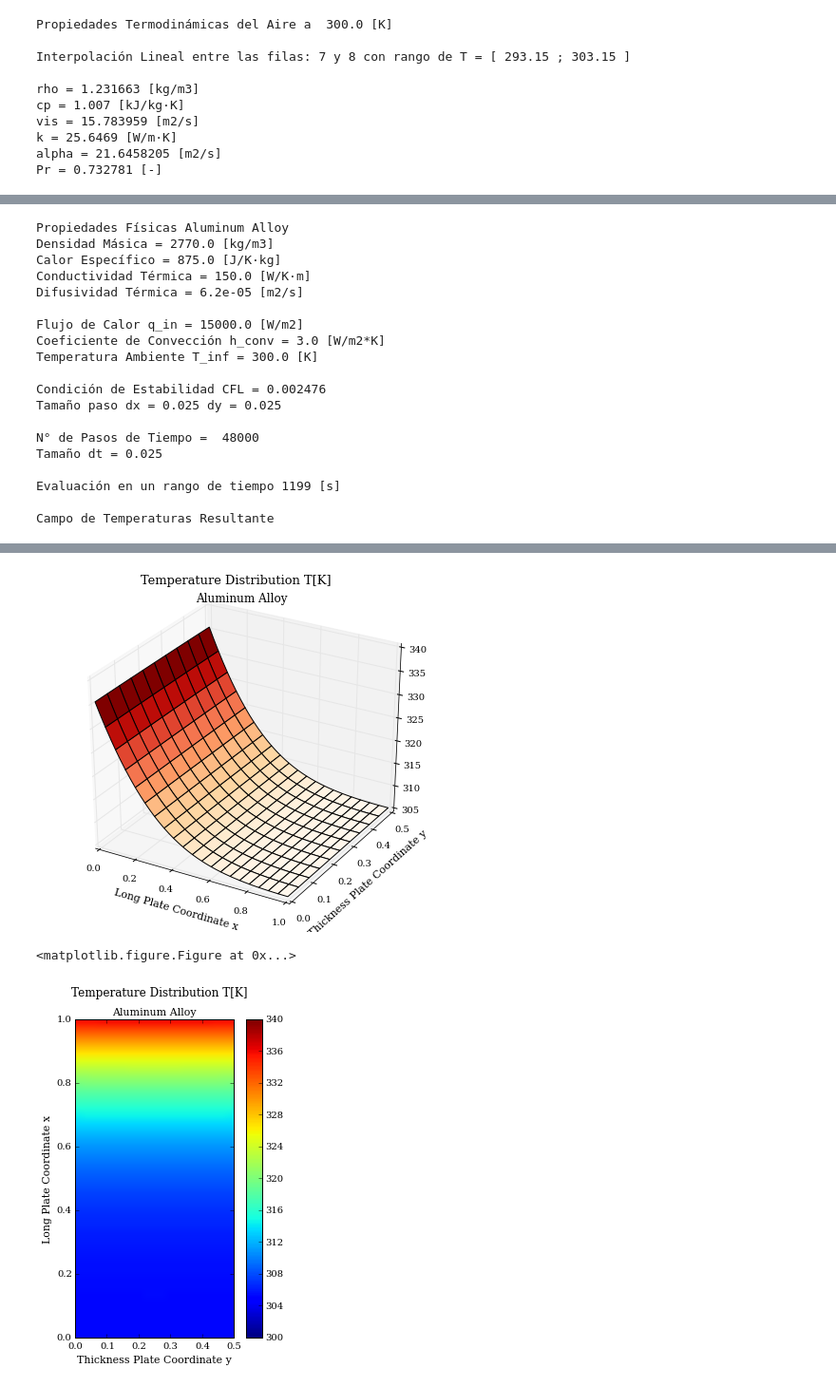
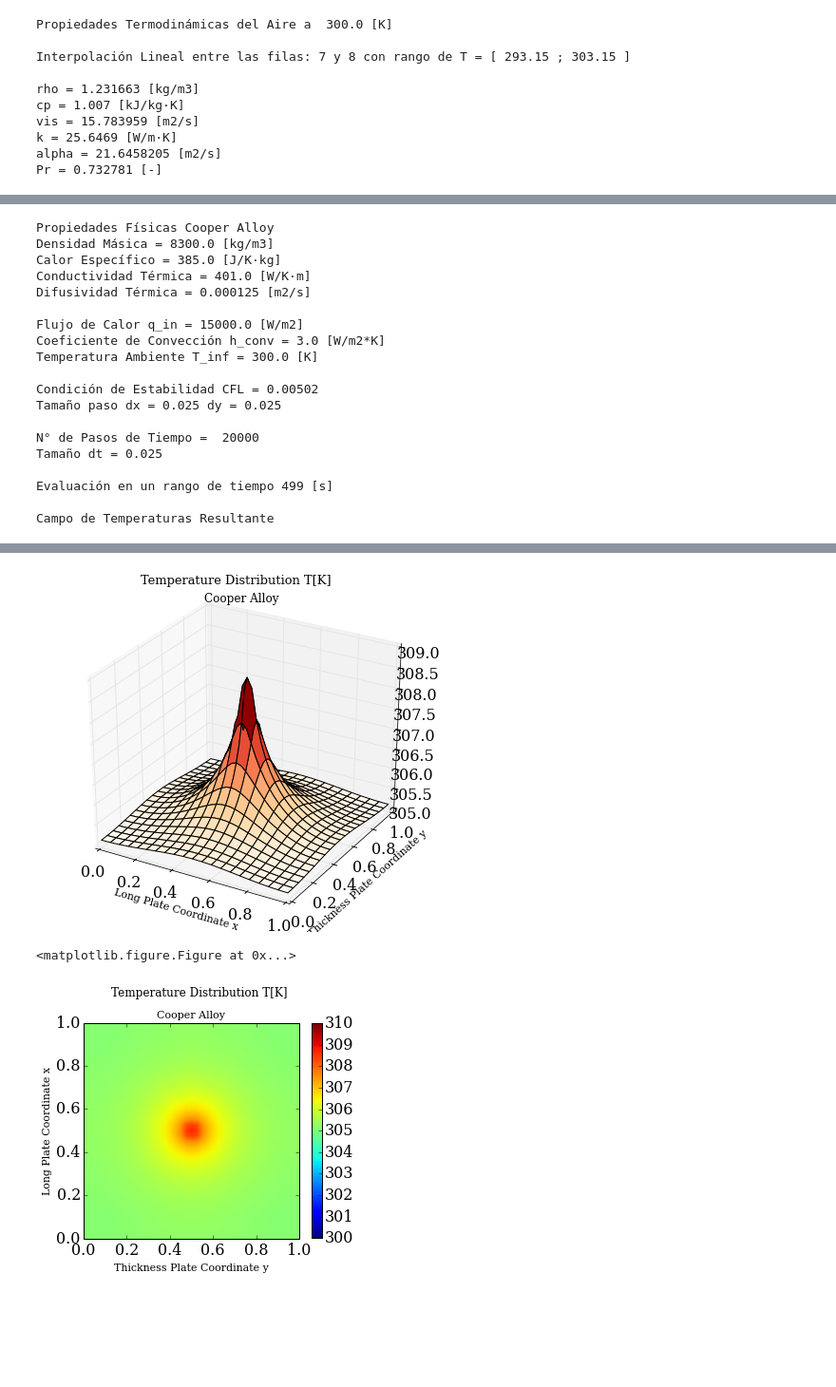
Before and after one commit to bunout/comsol_cctval, a Jupyter notebook: Project Refrigeration with Liquid Helium/Cryostat Design/Convection on Heat Diffuser Plate (h local).ipynb, the cells around one changed output, grey strips where cells are left out. Shown at 95% size. Cells and saved outputs as stored; diff of their text form; code cells hidden in the pictures; blank space fills up the shorter version.

```diff
--- a/Project Refrigeration with Liquid Helium/Cryostat Design/Convection on Heat Diffuser Plate (h local).ipynb
+++ b/Project Refrigeration with Liquid Helium/Cryostat Design/Convection on Heat Diffuser Plate (h local).ipynb
@@ -383,8 +383,8 @@ def euler_explicito(T, dt, dx, dy, nx, ny, alpha, k, X_h_Morgan, T_aux, T_down,
 def temp_left(T_left, T, dt, dx, dy, nx, ny, alpha, k, q_in, X_h_Morgan, T_inf, T_aux):
 
     for j in range(0,ny):
-        T_left[j] =  T_aux[1,j] + (2*dx/k)*q_in #Heat Flux Inlet
-        #T_left[j] =  T_aux[1,j] + (2*X_h_Morgan[0,j]*dy/k)*(T_inf - T_aux[0,j]) #Wall in Convection
+        #T_left[j] =  T_aux[1,j] + (2*dx/k)*q_in #Heat Flux Inlet
+        T_left[j] =  T_aux[1,j] + (2*X_h_Morgan[0,j]*dy/k)*(T_inf - T_aux[0,j]) #Wall in Convection
     return T_left
 
 #temp. fict. borde derecho
@@ -629,8 +629,8 @@ from math import pi
 
 #definición dimensiones principales
 lx = 1.0
-ly = 0.5
-lt = 1200.
+ly = 1.0
+lt = 500.
 
 dx = 0.025
 dy = 0.025
@@ -658,7 +658,7 @@ material[5] = np.array(["Tungsteno", 19300., 132., 174., 174./(19300.*132.)])
 aprox = np.empty(len(material), dtype=object)
 
 #for m in range(len(material)):
-for m in range(1,2):
+for m in range(0,1):
 
     #seleciión de material
 
@@ -981,7 +981,7 @@ for m in range(1,2):
     plt.figure()
     plt.subplots(figsize=(4.5,6))
     #Definition of variable to graph
-    fig = plt.imshow((aprox[m]),extent=[0,ly,0,lx], clim = (300.,340.))
+    fig = plt.imshow((aprox[m]),extent=[0,ly,0,lx], clim = (300.,320.))
     #Definition of the graph legends
     plt.suptitle(u"Temperature Distribution T[K]", fontsize = 12,fontweight = 'medium', va = 'top')
     plt.title(material[m][0], fontsize= 11)
@@ -1017,0 +1018,16 @@ Convection in Turbulent Regime: Ra > 10^9
+# %%
+#Make 2D graphic
+for w in range(0,1):
+    plt.figure()
+    plt.subplots(figsize=(4.5,4.5))
+    #Definition of variable to graph
+    fig = plt.imshow((aprox[m]),extent=[0,ly,0,lx], clim = (300.,310.))
+    #Definition of the graph legends
+    plt.suptitle(u"Temperature Distribution T[K]", fontsize = 12,fontweight = 'medium', va = 'top')
+    plt.title(material[m][0], fontsize= 11)
+    plt.xlabel('Thickness Plate Coordinate y [m]', fontsize = 11)
+    plt.ylabel('Long Plate Coordinate x [m]', fontsize = 11)
+    #Add a colorbar
+    plt.colorbar(fraction = 0.045)
+    #Show in the screen
+    plt.show()
@@ -1024,7 +1043,7 @@ color = np.array(['r','c','g','b','r','c'])
 tipo_linea = np.array(['-','-','-','-','-','-'])
 
 #for m in range(len(material)):
-for m in range(1,2):
+for m in range(0,1):
     pyplot.plot(x, aprox[m][:,int(ny/2)], c=color[m],ls=tipo_linea[m],label=material[m][0])
 
 pyplot.legend(loc='best',prop={'size':12})
@@ -1038,7 +1057,7 @@ plt.ylabel(u"Temperature [K]")
 #for m in range(len(material)):
 #definimos arreglo para guardar resultados de todos los materiales
 aprox_II = np.empty(len(material), dtype=object)
-for m in range(1,2):
+for m in range(0,1):
 
     #seleciión de material
     type_material = m
@@ -1183,37 +1202,37 @@ for m in range(1,2):
 
     #Make 2D graphic
     plt.figure()
-    plt.subplots(figsize=(4.5,6))
+    plt.subplots(figsize=(4.5,4.5))
     #Definition of variable to graph
-    fig = plt.imshow((aprox[m]),extent=[0,ly,0,lx], clim = (300.,340.))
+    fig = plt.imshow((aprox[m]),extent=[0,ly,0,lx], clim = (300.,310.))
     #Definition of the graph legends
     plt.suptitle(u"Temperature Distribution T[K]", fontsize = 12,fontweight = 'medium', va = 'top')
     plt.title(material[m][0], fontsize= 11)
     plt.xlabel('Thickness Plate Coordinate y', fontsize = 11)
     plt.ylabel('Long Plate Coordinate x', fontsize = 11)
     #Add a colorbar
-    plt.colorbar()
+    plt.colorbar(fraction=0.045)
     #Show in the screen
     plt.show()
 
 ########################################################
 # %% [output]
-Propiedades Físicas Aluminum Alloy
-Densidad Másica = 2770.0 [kg/m3]
-Calor Específico = 875.0 [J/K·kg]
-Conductividad Térmica = 150.0 [W/K·m]
-Difusividad Térmica = 6.2e-05 [m2/s]
+Propiedades Físicas Cooper Alloy
+Densidad Másica = 8300.0 [kg/m3]
+Calor Específico = 385.0 [J/K·kg]
+Conductividad Térmica = 401.0 [W/K·m]
+Difusividad Térmica = 0.000125 [m2/s]
 
 Flujo de Calor q_in = 15000.0 [W/m2]
 Coeficiente de Convección h_conv = 3.0 [W/m2*K]
 Temperatura Ambiente T_inf = 300.0 [K]
 
-Condición de Estabilidad CFL = 0.002476
+Condición de Estabilidad CFL = 0.00502
 Tamaño paso dx = 0.025 dy = 0.025
 
-N° de Pasos de Tiempo =  48000
+N° de Pasos de Tiempo =  20000
 Tamaño dt = 0.025
 
-Evaluación en un rango de tiempo 1199 [s]
+Evaluación en un rango de tiempo 499 [s]
 
 Campo de Temperaturas Resultante
@@ -1221,6 +1240,6 @@ Campo de Temperaturas Resultante
-[figure, old version]
+[figure, new version]
 <matplotlib.figure.Figure at 0x...>
-[figure, old version]
+[figure, new version]
 # %%
 import numpy as np
 from matplotlib import pyplot
```
Also changed, not shown: parts of 6 cells of this notebook.
